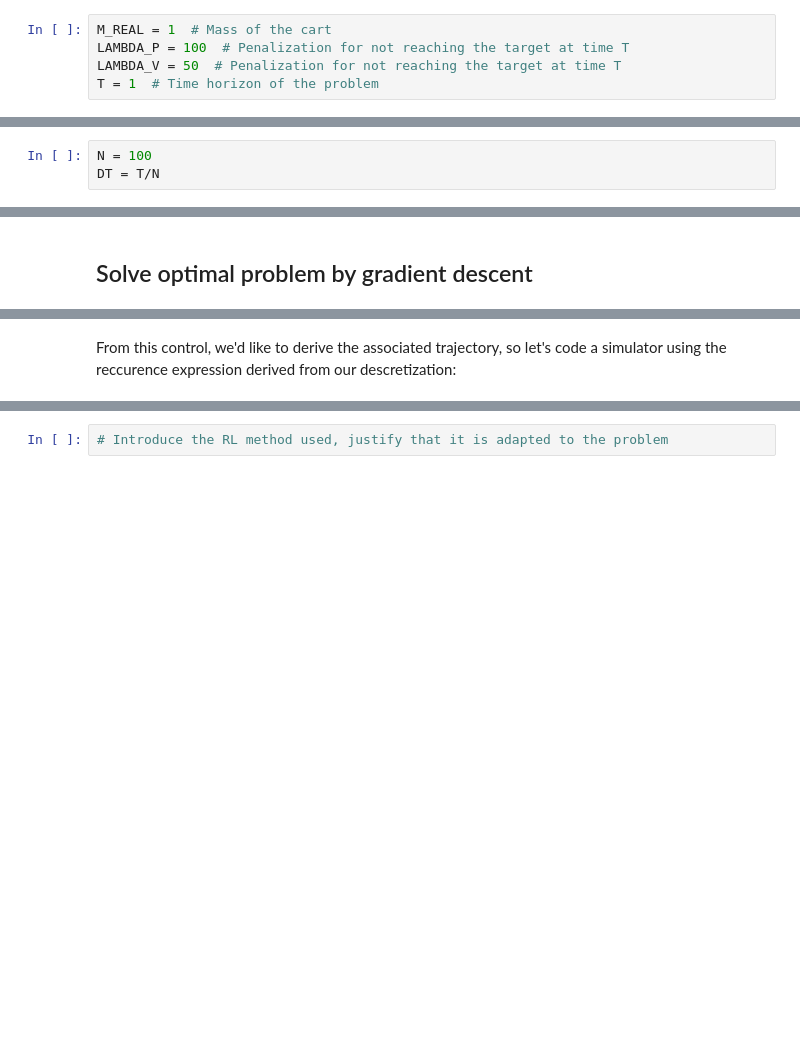
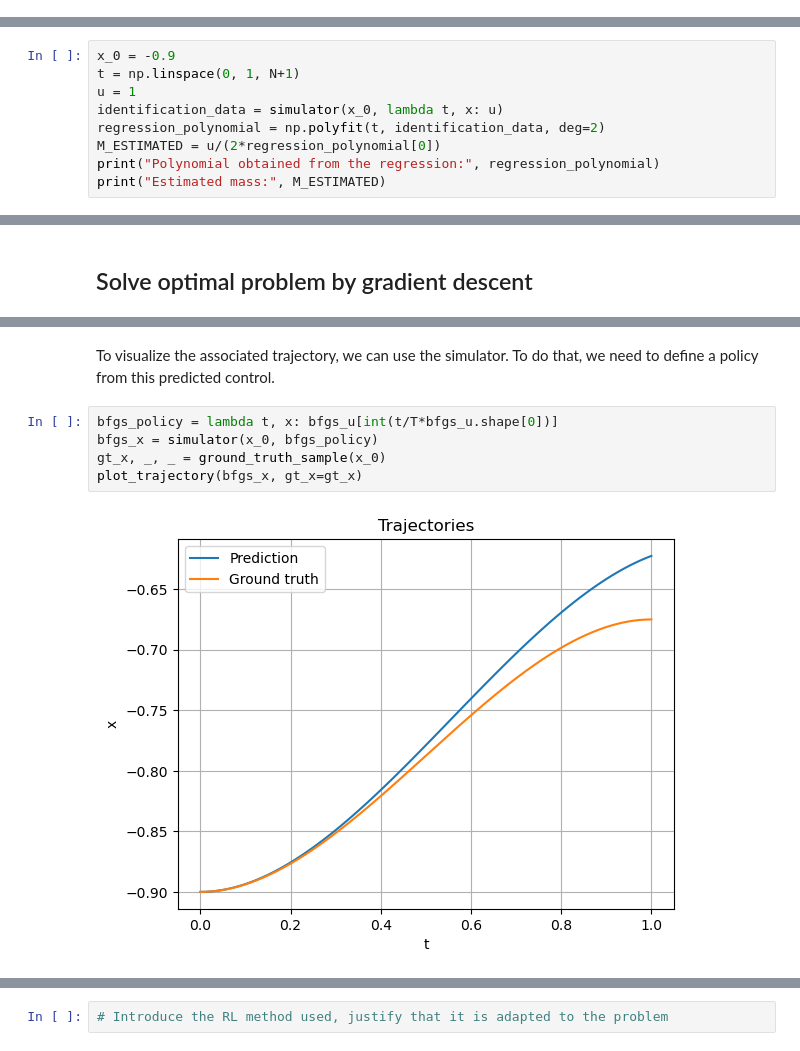
Before and after one commit to TheiloT/RL-accelerated-cart, a Jupyter notebook: TL-RL-toy-problem.ipynb, the cells around one changed output, grey strips where cells are left out. Saved outputs shown, nothing was run; the diff lists cells and outputs as text; blank space fills up the shorter version.

```diff
--- a/TL-RL-toy-problem.ipynb
+++ b/TL-RL-toy-problem.ipynb
@@ -138,6 +145 @@ Note that this problem is already formulated as a continuous optimal control pro
-# %%
-M_REAL = 1  # Mass of the cart
-LAMBDA_P = 100  # Penalization for not reaching the target at time T
-LAMBDA_V = 50  # Penalization for not reaching the target at time T
-T = 1  # Time horizon of the problem
 # %% [markdown]
@@ -293,6 +256,3 @@ Furthermore, the cost function rewrites:
 $$
     J(\mathbf{u}) = \lambda_P x_N^2 + \lambda_V v_N^2 + \Delta t \sum_{n=0}^{N-1} u_n^2.
 $$
-# %%
-N = 100
-DT = T/N
@@ -347,0 +293,9 @@ Step 1 and 4 will be carried out using the analytical simulator defined previous
+# %%
+x_0 = -0.9
+t = np.linspace(0, 1, N+1)
+u = 1
+identification_data = simulator(x_0, lambda t, x: u)
+regression_polynomial = np.polyfit(t, identification_data, deg=2)
+M_ESTIMATED = u/(2*regression_polynomial[0])
+print("Polynomial obtained from the regression:", regression_polynomial)
+print("Estimated mass:", M_ESTIMATED)
@@ -462,2 +441,9 @@ Optimization terminated successfully.
 # %% [markdown]
-From this control, we'd like to derive the associated trajectory, so let's code a simulator using the reccurence expression derived from our descretization:
+To visualize the associated trajectory, we can use the simulator. To do that, we need to define a policy from this predicted control.
+# %%
+bfgs_policy = lambda t, x: bfgs_u[int(t/T*bfgs_u.shape[0])]
+bfgs_x = simulator(x_0, bfgs_policy)
+gt_x, _, _ = ground_truth_sample(x_0)
+plot_trajectory(bfgs_x, gt_x=gt_x)
+# %% [output]
+[figure, added]
```
Also changed, not shown: parts of 32 cells of this notebook, 6 other files.
